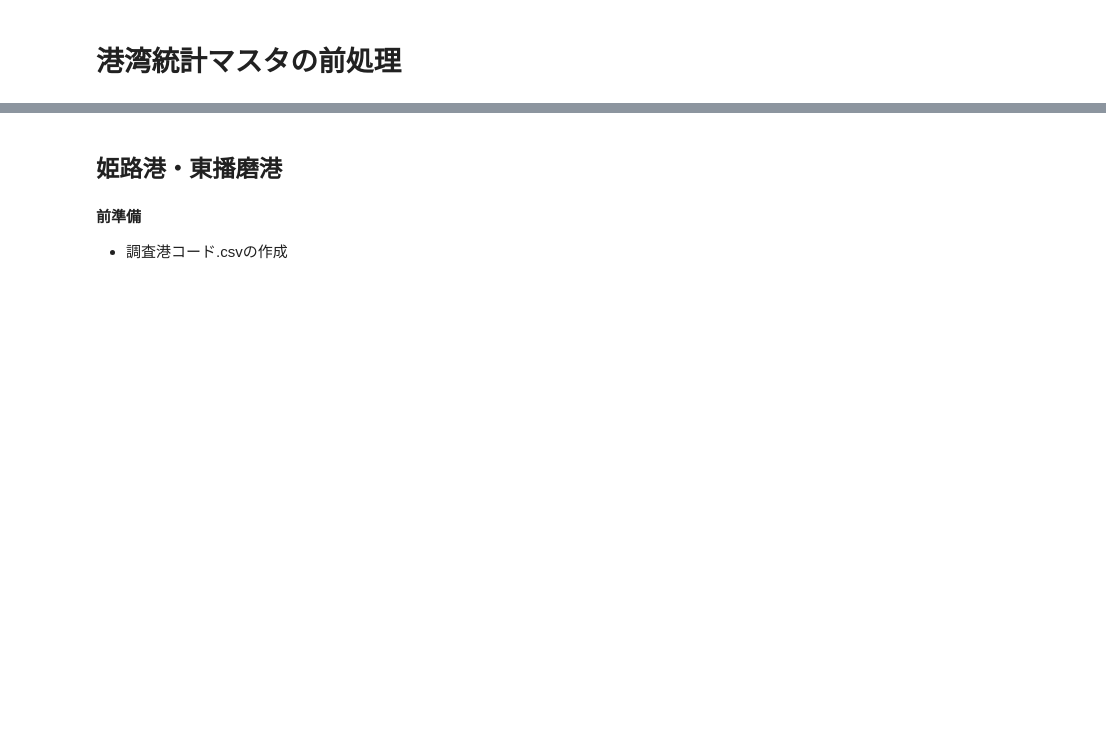
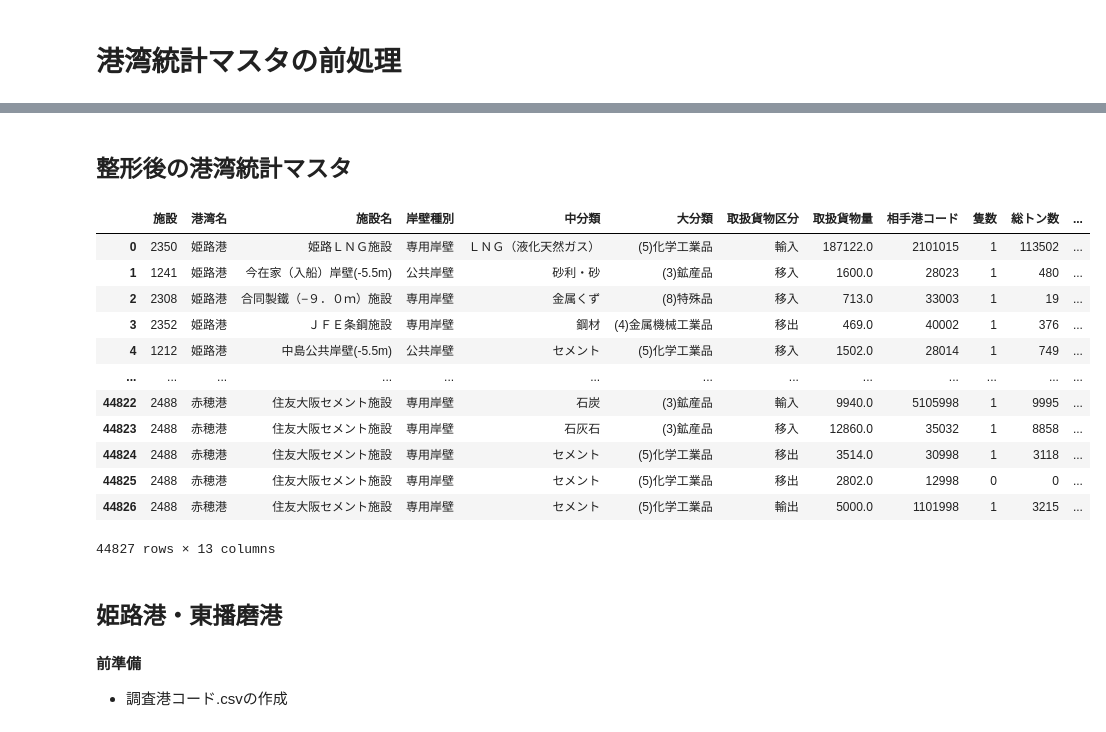
Before and after one commit to dicechick373/google-colab, a Jupyter notebook: 2022_kouwan/港湾統計（兵庫県）.ipynb, the cells around one changed output, grey strips where cells are left out. Drawn from its saved outputs; the diff is of its cells as text; code cells hidden in the pictures; blank space fills up the shorter version.

Commit message:
Colaboratory を使用して作成しました

```diff
--- a/2022_kouwan/港湾統計（兵庫県）.ipynb
+++ b/2022_kouwan/港湾統計（兵庫県）.ipynb
@@ -18,3 +194,63 @@ drive.mount('/content/drive')
+# %% [markdown]
+## 整形後の港湾統計マスタ
+# %%
+import pandas as pd
+
+def master(path):
+
+  # 施設情報
+  df_quay = quay(path)
+
+  # 取扱貨物量
+  df_cargo = cargo(path).drop('施設', axis=1)
+
+  df = pd.merge(df_quay, df_cargo, left_index=True, right_index=True, how='left')
+
+  # 係留船舶
+  df_ship = ship(path).drop('施設', axis=1)
+
+  df = pd.merge(df, df_ship, left_index=True, right_index=True, how='left')
+
+
+
+  # # 必要な列のみ抽出
+  # columns = ['調査港','施設','公専','出荷内外','出荷品名','出荷ﾄﾝ数','出荷仕向港','入荷内外','入荷品名','入荷ﾄﾝ数','入荷仕出港','用途','船舶内外','船舶隻数','隻数A','隻数B','船舶総ﾄﾝ数','総ﾄﾝ数A','総ﾄﾝ数B','係留時間']
+  # df = df[columns]
+
+  # # 施設をマージ
+  # df_quay = quay()
+  # df = pd.merge(df, df_quay, left_on='施設', right_on='施設コード', how='left')
+
+  # # 品名をマージ
+  # df_kind = kind()
+  # # df = pd.merge(df, df_quay, left_on='施設', right_on='施設コード', how='left')
+
+  return df
+# %%
+path = '/content/drive/MyDrive/港湾統計（兵庫県）/港湾統計マスタ_2021.csv'
+
+df_master = master(path)
+
+
+# from google.colab import files
+# df_master.to_csv('test.csv', encoding="shift_jis")
+# files.download('test.csv')
+
+df_master
+# %% [output]
+|  | 施設 | 港湾名 | 施設名 | 岸壁種別 | 中分類 | 大分類 | 取扱貨物区分 | 取扱貨物量 | 相手港コード | 隻数 | 総トン数 | ... |
+| 0 | 2350 | 姫路港 | 姫路ＬＮＧ施設 | 専用岸壁 | ＬＮＧ（液化天然ガス） | (5)化学工業品 | 輸入 | 187122.0 | 2101015 | 1 | 113502 | ... |
+| 1 | 1241 | 姫路港 | 今在家（入船）岸壁(-5.5m) | 公共岸壁 | 砂利・砂 | (3)鉱産品 | 移入 | 1600.0 | 28023 | 1 | 480 | ... |
+| 2 | 2308 | 姫路港 | 合同製鐵（−９．０ｍ）施設 | 専用岸壁 | 金属くず | (8)特殊品 | 移入 | 713.0 | 33003 | 1 | 19 | ... |
+| 3 | 2352 | 姫路港 | ＪＦＥ条鋼施設 | 専用岸壁 | 鋼材 | (4)金属機械工業品 | 移出 | 469.0 | 40002 | 1 | 376 | ... |
+| 4 | 1212 | 姫路港 | 中島公共岸壁(-5.5m) | 公共岸壁 | セメント | (5)化学工業品 | 移入 | 1502.0 | 28014 | 1 | 749 | ... |
+| ... | ... | ... | ... | ... | ... | ... | ... | ... | ... | ... | ... | ... |
+| 44822 | 2488 | 赤穂港 | 住友大阪セメント施設 | 専用岸壁 | 石炭 | (3)鉱産品 | 輸入 | 9940.0 | 5105998 | 1 | 9995 | ... |
+| 44823 | 2488 | 赤穂港 | 住友大阪セメント施設 | 専用岸壁 | 石灰石 | (3)鉱産品 | 移入 | 12860.0 | 35032 | 1 | 8858 | ... |
+| 44824 | 2488 | 赤穂港 | 住友大阪セメント施設 | 専用岸壁 | セメント | (5)化学工業品 | 移出 | 3514.0 | 30998 | 1 | 3118 | ... |
+| 44825 | 2488 | 赤穂港 | 住友大阪セメント施設 | 専用岸壁 | セメント | (5)化学工業品 | 移出 | 2802.0 | 12998 | 0 | 0 | ... |
+| 44826 | 2488 | 赤穂港 | 住友大阪セメント施設 | 専用岸壁 | セメント | (5)化学工業品 | 輸出 | 5000.0 | 1101998 | 1 | 3215 | ... |
+44827 rows × 13 columns
 # %% [markdown]
 ## 姫路港・東播磨港
 # %% [markdown]
```
Also changed, not shown: parts of 14 cells of this notebook.
